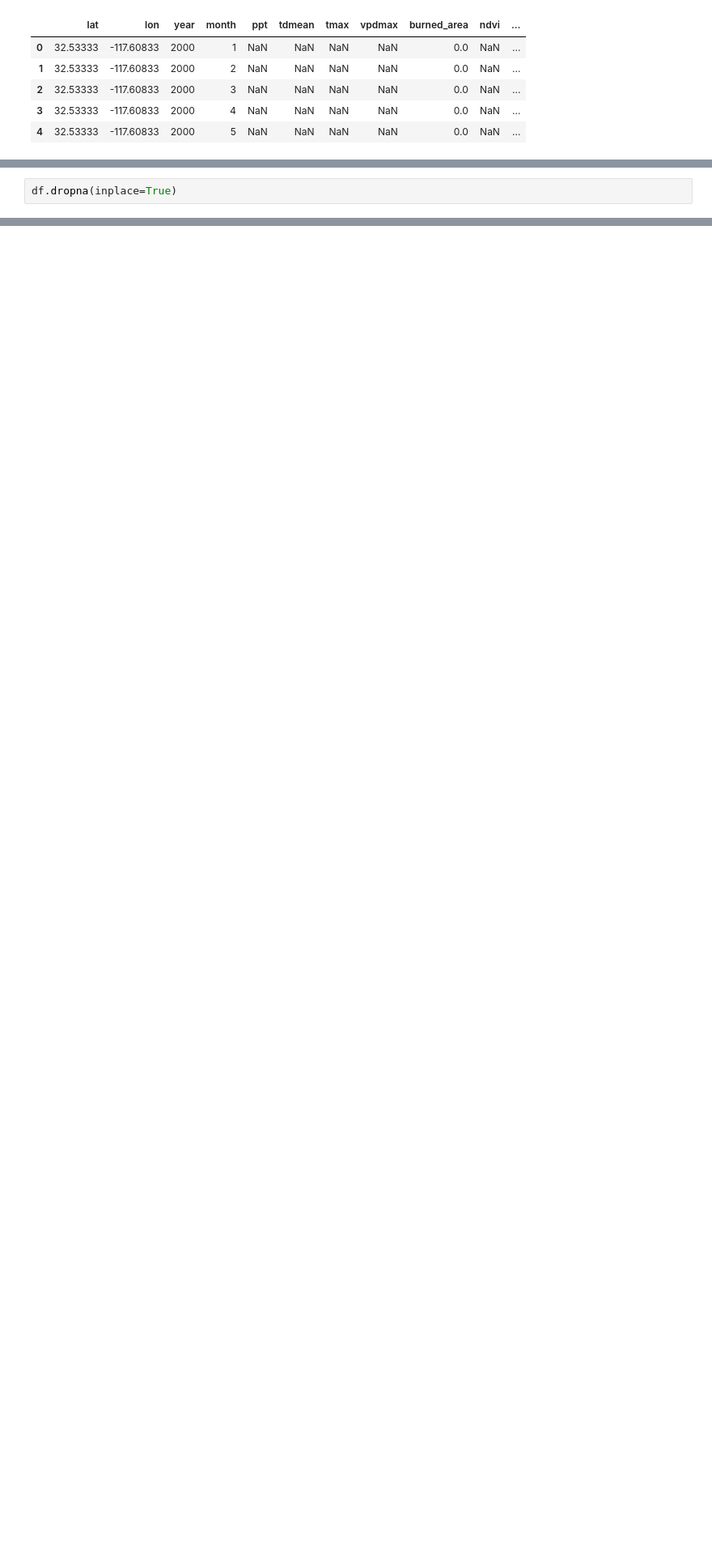
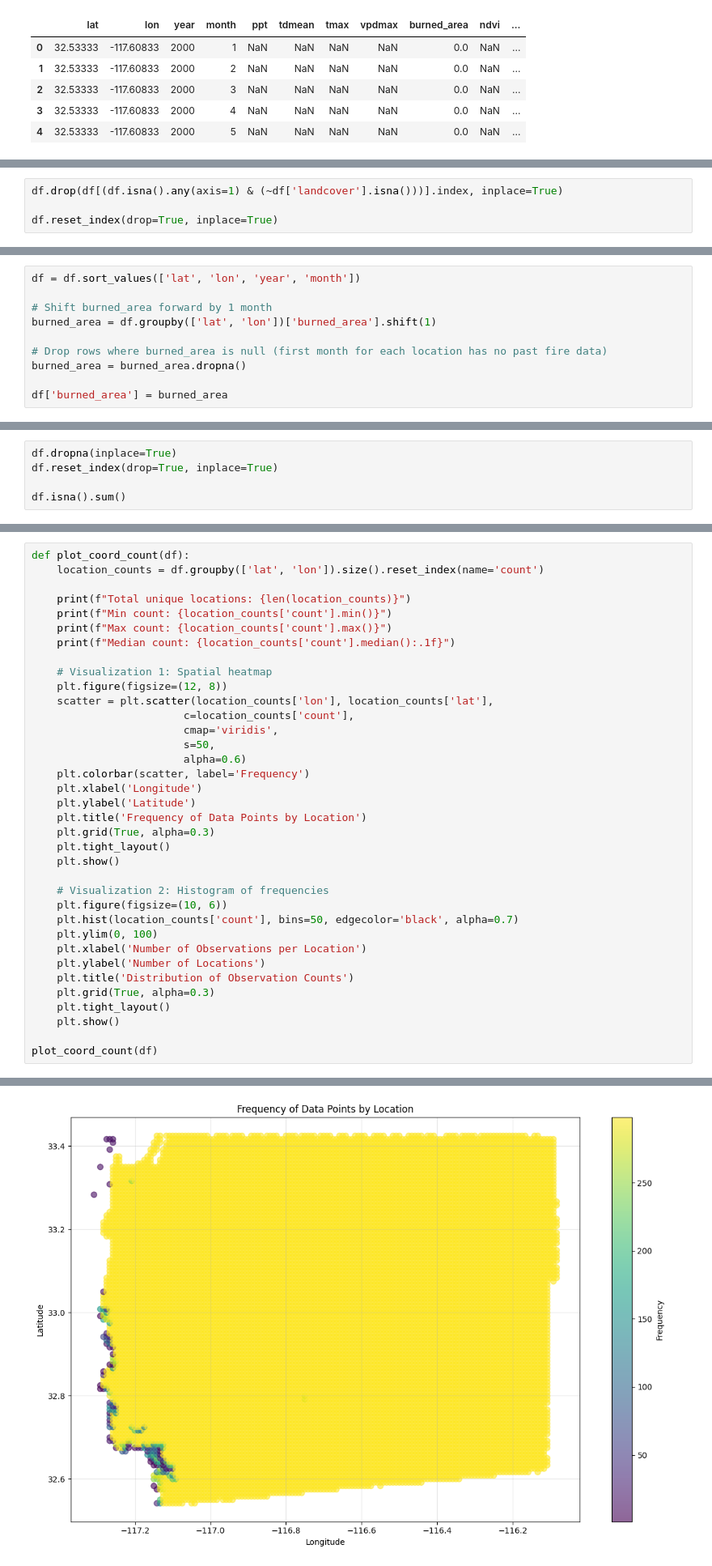
Before and after one commit to lachuck331/CotalityQ1Capstone, a Jupyter notebook: model.ipynb, the cells around one changed output, grey strips where cells are left out. Shown at 81% size. Drawn from its saved outputs; the diff is of its cells as text; blank space fills up the shorter version.

```diff
--- a/model.ipynb
+++ b/model.ipynb
@@ -45,2 +65,4 @@ memory usage: 689.8 MB
 # %%
-df.dropna(inplace=True)
+df.drop(df[(df.isna().any(axis=1) & (~df['landcover'].isna()))].index, inplace=True)
+
+df.reset_index(drop=True, inplace=True)
@@ -46,0 +89,10 @@ df.dropna(inplace=True)
+# %%
+df = df.sort_values(['lat', 'lon', 'year', 'month'])
+
+# Shift burned_area forward by 1 month
+burned_area = df.groupby(['lat', 'lon'])['burned_area'].shift(1)
+
+# Drop rows where burned_area is null (first month for each location has no past fire data)
+burned_area = burned_area.dropna()
+
+df['burned_area'] = burned_area
@@ -85,0 +151,5 @@ plot_null_map('landcover')
+# %%
+df.dropna(inplace=True)
+df.reset_index(drop=True, inplace=True)
+
+df.isna().sum()
@@ -85,0 +190,37 @@ plot_null_map('landcover')
+# %%
+def plot_coord_count(df):
+    location_counts = df.groupby(['lat', 'lon']).size().reset_index(name='count')
+
+    print(f"Total unique locations: {len(location_counts)}")
+    print(f"Min count: {location_counts['count'].min()}")
+    print(f"Max count: {location_counts['count'].max()}")
+    print(f"Median count: {location_counts['count'].median():.1f}")
+
+    # Visualization 1: Spatial heatmap
+    plt.figure(figsize=(12, 8))
+    scatter = plt.scatter(location_counts['lon'], location_counts['lat'],
+                        c=location_counts['count'],
+                        cmap='viridis',
+                        s=50,
+                        alpha=0.6)
+    plt.colorbar(scatter, label='Frequency')
+    plt.xlabel('Longitude')
+    plt.ylabel('Latitude')
+    plt.title('Frequency of Data Points by Location')
+    plt.grid(True, alpha=0.3)
+    plt.tight_layout()
+    plt.show()
+
+    # Visualization 2: Histogram of frequencies
+    plt.figure(figsize=(10, 6))
+    plt.hist(location_counts['count'], bins=50, edgecolor='black', alpha=0.7)
+    plt.ylim(0, 100)
+    plt.xlabel('Number of Observations per Location')
+    plt.ylabel('Number of Locations')
+    plt.title('Distribution of Observation Counts')
+    plt.grid(True, alpha=0.3)
+    plt.tight_layout()
+    plt.show()
+
+plot_coord_count(df)
+# %% [output]
@@ -85,0 +231 @@ plot_null_map('landcover')
+[figure, added]
```
Also changed, not shown: parts of 39 cells of this notebook.
